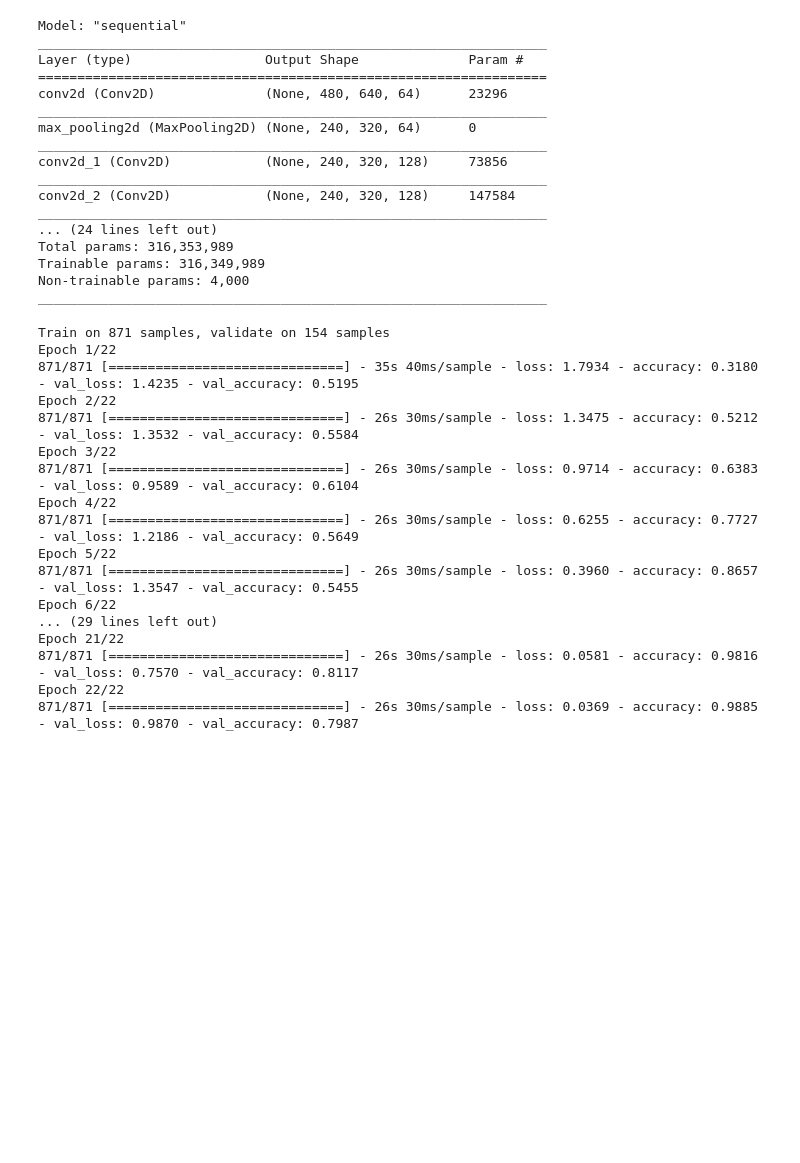
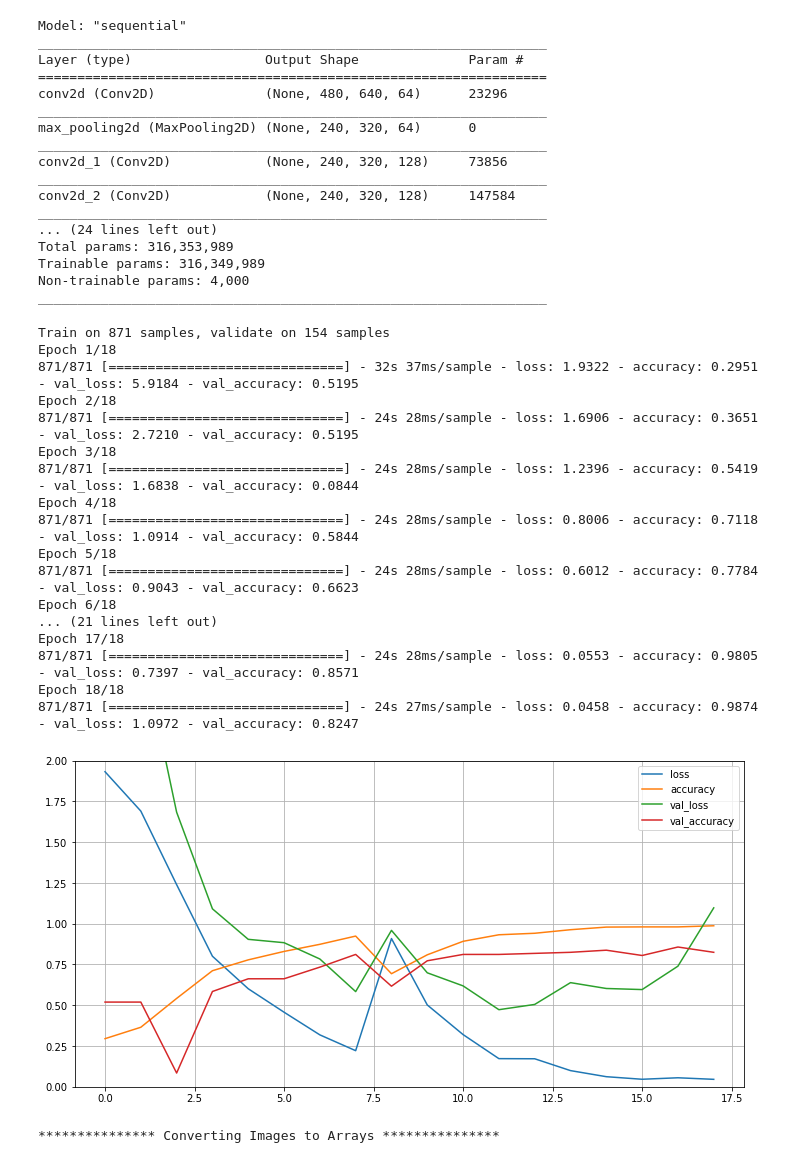
Before and after one commit to adamcwatts/ECE-524-Neural_Networks, a Jupyter notebook: Competition_Project/CNN_Notebook.ipynb, the cells around one changed output. Cells and saved outputs as stored; diff of their text form; code cells hidden in the pictures; blank space fills up the shorter version.

Commit message:
most best of best of model

```diff
--- a/Competition_Project/CNN_Notebook.ipynb
+++ b/Competition_Project/CNN_Notebook.ipynb
@@ -41,7 +41,7 @@ tf.Tensor(
 my_dir = os.getcwd()  # grabs current work dir
 all_file_paths = os.listdir()  # grabs all items in current work dir
 
-data_path = [data for data in all_file_paths if 'traindata' in data.lower()]  # searches for data folder and retrieves
+data_path = [data for data in all_file_paths if 'traindata_pp' in data.lower()]  # searches for data folder and retrieves
 
 
 picture_folder_path = os.path.join(my_dir, data_path[0])  # joins data folder and current work dir to get picture path
@@ -58,8 +58,10 @@ print()
 Color_message = '*' * 15 + ' IMPORTING RGB Images ' + '*' * 15
 
 print(Color_message)
+# rgb_scale_photos = [load_img(photo, color_mode='grayscale') for photo in picture_complete_path] # RGB
 rgb_scale_photos = [load_img(photo, color_mode='rgb') for photo in picture_complete_path] # RGB
 
+# color_mode='rgb'
 
 # print()
 
@@ -134,17 +136,11 @@ model = keras.models.Sequential([
     DefaultConv2D(filters=256),
     keras.layers.MaxPooling2D(pool_size=4),
     keras.layers.Flatten(),
-    #keras.layers.BatchNormalization(),
     keras.layers.Dense(units=4000, activation='relu'),
-    #keras.layers.BatchNormalization(),
-    keras.layers.Dropout(0.25),
-    #keras.layers.BatchNormalization(),
+    keras.layers.Dropout(0.50),
     keras.layers.Dense(units=2000,activation='relu'),
-    #keras.layers.BatchNormalization(),
-    keras.layers.Dropout(0.30),
-   #keras.layers.Dense(units=32, activation='relu'),
+    keras.layers.Dropout(0.50),
     keras.layers.BatchNormalization(),
-    #keras.layers.Dropout(0.3),
     keras.layers.Dense(units=5, activation='softmax'),
     ])
 # %%
@@ -169,27 +165,30 @@ Trainable params: 316,349,989
 Non-trainable params: 4,000
 _________________________________________________________________
 # %%
-history = model.fit(X_train_all, Y_train_all, epochs=22, validation_split=0.15, batch_size=21, shuffle=True)
+history = model.fit(X_train_all, Y_train_all, epochs=18, validation_split=0.15, batch_size=21, shuffle=True)
 # %% [output]
 Train on 871 samples, validate on 154 samples
-Epoch 1/22
-871/871 [==============================] - 35s 40ms/sample - loss: 1.7934 - accuracy: 0.3180 - val_loss: 1.4235 - val_accuracy: 0.5195
-Epoch 2/22
-871/871 [==============================] - 26s 30ms/sample - loss: 1.3475 - accuracy: 0.5212 - val_loss: 1.3532 - val_accuracy: 0.5584
-Epoch 3/22
-871/871 [==============================] - 26s 30ms/sample - loss: 0.9714 - accuracy: 0.6383 - val_loss: 0.9589 - val_accuracy: 0.6104
-Epoch 4/22
-871/871 [==============================] - 26s 30ms/sample - loss: 0.6255 - accuracy: 0.7727 - val_loss: 1.2186 - val_accuracy: 0.5649
-Epoch 5/22
-871/871 [==============================] - 26s 30ms/sample - loss: 0.3960 - accuracy: 0.8657 - val_loss: 1.3547 - val_accuracy: 0.5455
-Epoch 6/22
-... (29 lines left out)
-Epoch 21/22
-871/871 [==============================] - 26s 30ms/sample - loss: 0.0581 - accuracy: 0.9816 - val_loss: 0.7570 - val_accuracy: 0.8117
-Epoch 22/22
-871/871 [==============================] - 26s 30ms/sample - loss: 0.0369 - accuracy: 0.9885 - val_loss: 0.9870 - val_accuracy: 0.7987
+Epoch 1/18
+871/871 [==============================] - 32s 37ms/sample - loss: 1.9322 - accuracy: 0.2951 - val_loss: 5.9184 - val_accuracy: 0.5195
+Epoch 2/18
+871/871 [==============================] - 24s 28ms/sample - loss: 1.6906 - accuracy: 0.3651 - val_loss: 2.7210 - val_accuracy: 0.5195
+Epoch 3/18
+871/871 [==============================] - 24s 28ms/sample - loss: 1.2396 - accuracy: 0.5419 - val_loss: 1.6838 - val_accuracy: 0.0844
+Epoch 4/18
+871/871 [==============================] - 24s 28ms/sample - loss: 0.8006 - accuracy: 0.7118 - val_loss: 1.0914 - val_accuracy: 0.5844
+Epoch 5/18
+871/871 [==============================] - 24s 28ms/sample - loss: 0.6012 - accuracy: 0.7784 - val_loss: 0.9043 - val_accuracy: 0.6623
+Epoch 6/18
+... (21 lines left out)
+Epoch 17/18
+871/871 [==============================] - 24s 28ms/sample - loss: 0.0553 - accuracy: 0.9805 - val_loss: 0.7397 - val_accuracy: 0.8571
+Epoch 18/18
+871/871 [==============================] - 24s 27ms/sample - loss: 0.0458 - accuracy: 0.9874 - val_loss: 1.0972 - val_accuracy: 0.8247
 # %%
-# pd.DataFrame(history.history).plot(figsize=(12, 6))
-# plt.grid(True)
-# plt.gca().set_ylim(0,2)
-# plt.show()
+import matplotlib.pyplot as plt
+pd.DataFrame(history.history).plot(figsize=(12, 6))
+plt.grid(True)
+plt.gca().set_ylim(0,2)
+plt.show()
+# %% [output]
+[figure, added]
@@ -197,0 +214,14 @@ tf.keras.backend.clear_session()
+# %%
+rgb_scale_photos = [load_img(photo, color_mode='rgb') for photo in test_picture_complete_path] # RGB
+array_message = '*' * 15 + ' Converting Images to Arrays ' + '*' * 15
+print(array_message)
+
+
+array_photo_list = [img_to_array(photo) for photo in rgb_scale_photos] # RGB
+del rgb_scale_photos
+
+X_test_all = np.asarray(array_photo_list)
+X_test_all[:, :,:,0] /= 255.0  # normalizes images
+del array_photo_list
+# %% [output]
+*************** Converting Images to Arrays ***************
```
Also changed, not shown: parts of 11 cells of this notebook.
